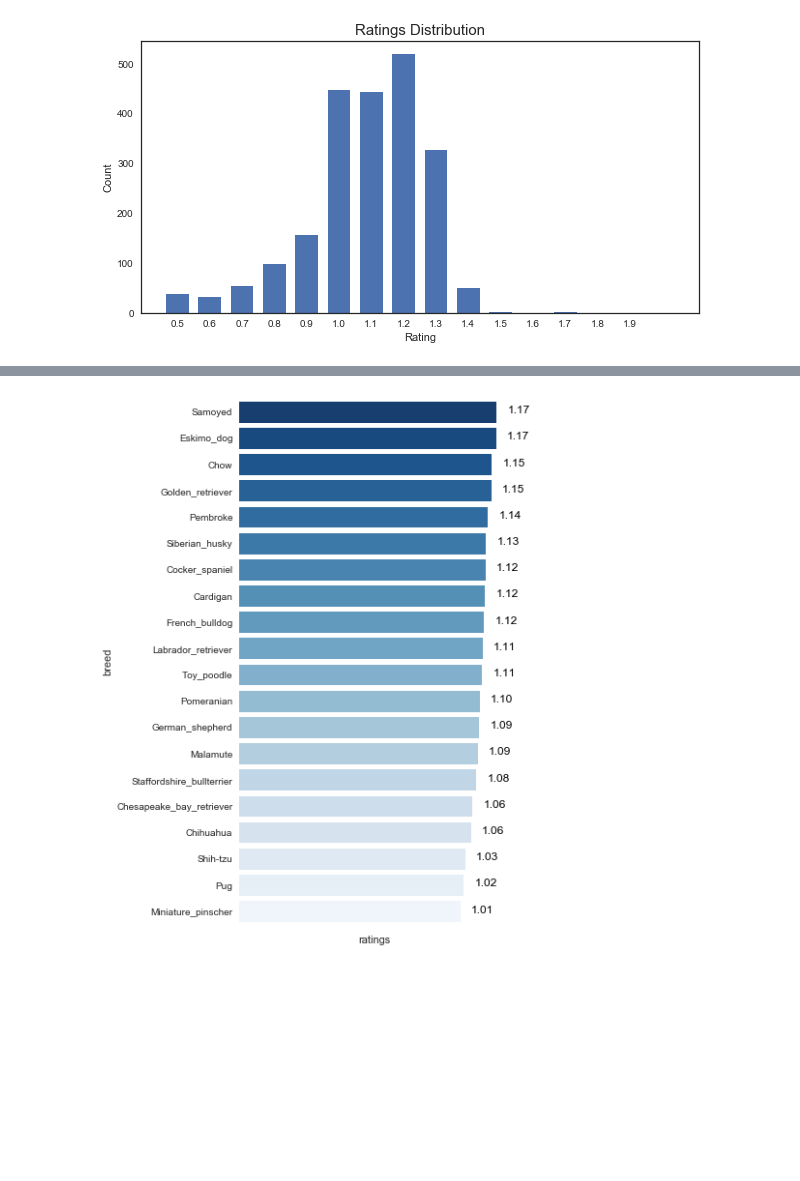
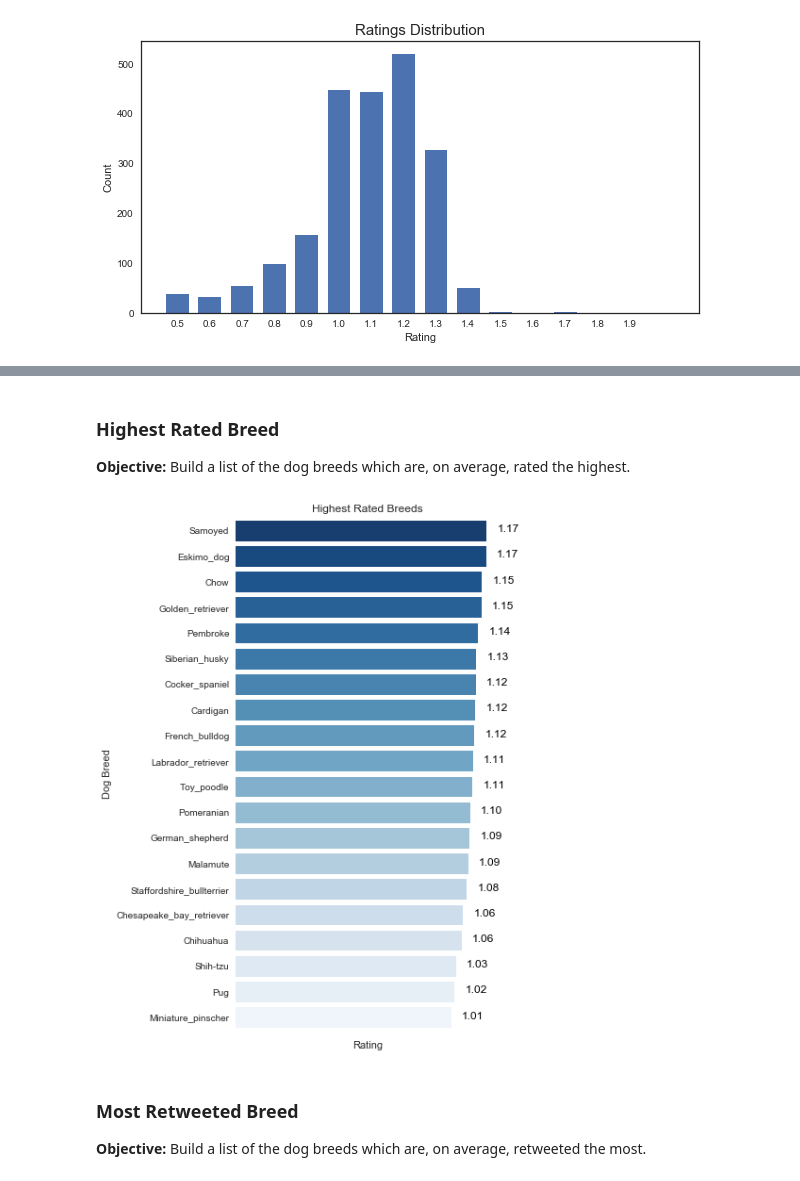
Before and after one commit to MihaiECh/DataWranglingCourse, a Jupyter notebook: wrangle_act.ipynb, the cells around one changed output, grey strips where cells are left out. Saved outputs shown, nothing was run; the diff lists cells and outputs as text; code cells hidden in the pictures; blank space fills up the shorter version.

Commit message:
style: Added required comments and structure
Changed structure to reflect the define/fix/test approach for data wrangling and added comments where required.

```diff
--- a/wrangle_act.ipynb
+++ b/wrangle_act.ipynb
@@ -662,5 +884,3 @@ plt.xlabel('Rating')
 plt.title('Ratings Distribution',fontdict={'fontsize':15});
 # %% [output]
 [figure]
-# %%
-df.drop([124],inplace=True)
@@ -682 +887,6 @@ df.sort_values(by='retweet_count',ascending=False).head(10)
+# %% [markdown]
+### Highest Rated Breed
+
+<b>Objective:</b>
+Build a list of the dog breeds which are, on average, rated the highest.
 # %%
@@ -692,20 +905,30 @@ for breed in breeds:
     retweets.append(df[df.breed == breed].groupby(['breed'])['retweet_count'].mean()[0])
     favorites.append(df[df.breed == breed].groupby(['breed'])['favorite_count'].mean()[0])
 # %%
+#Create the input dataframe storing breed and rating data
 graph_df = pd.DataFrame()
 graph_df['breed'] = breeds
 graph_df['ratings'] = ratings
 
+#Sort the input based on rating
 graph_df.sort_values(by='ratings',ascending=False,inplace=True)
 
+#Build the barplot
 fig, ax = plt.subplots()
 fig.set_figheight(10)
 fig.set_figwidth(5)
+#Add the values next to the bars
 for i,v in enumerate(graph_df.ratings):
     ax.text(v+0.05, i+.05, str(v)[:4], color='black')
 sns.barplot(x=graph_df.ratings, y=graph_df.breed,ax = ax, palette='Blues_r')
 ax.xaxis.set_major_formatter(plt.NullFormatter())
+ax.set(title='Highest Rated Breeds', xlabel = 'Rating', ylabel = 'Dog Breed')
 sns.despine(fig,bottom=True,left=True);
 # %% [output]
-[figure, old version]
+[figure, new version]
+# %% [markdown]
+### Most Retweeted Breed
+
+<b>Objective:</b>
+Build a list of the dog breeds which are, on average, retweeted the most.
 # %%
```
Also changed, not shown: parts of 124 cells of this notebook.
